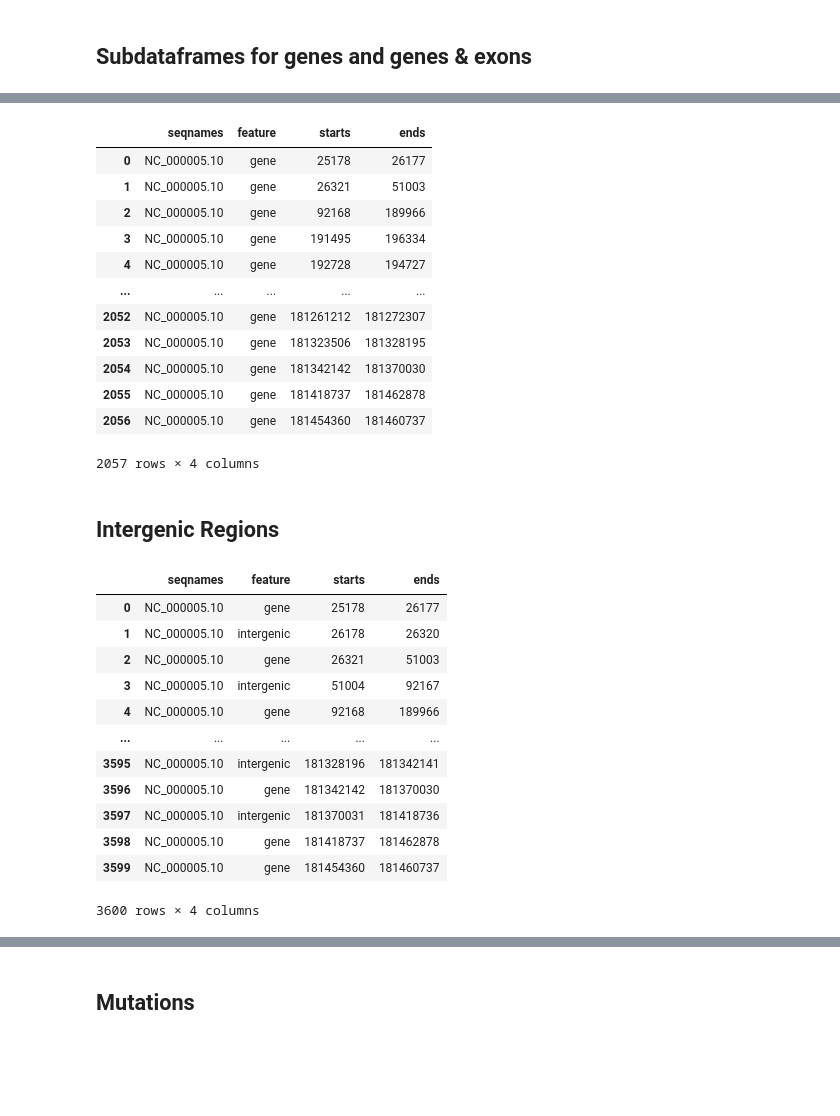
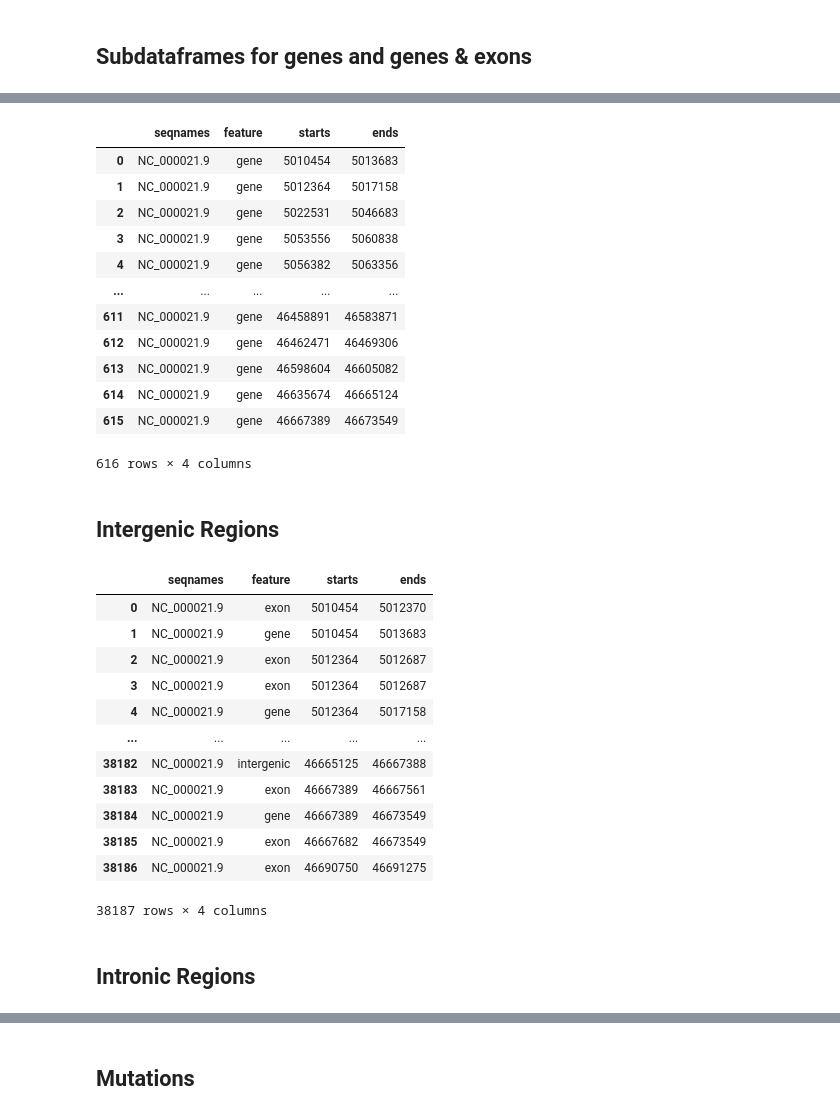
Before and after one commit to JoseSanchezVillicana/Mutations-mapping-to-Genomic-Regions, a Jupyter notebook: bin/mapping.ipynb, the cells around one changed output, grey strips where cells are left out. Drawn from its saved outputs; the diff is of its cells as text; code cells hidden in the pictures; blank space fills up the shorter version.

```diff
--- a/bin/mapping.ipynb
+++ b/bin/mapping.ipynb
@@ -97,10 +125,12 @@ def get_intergenic_regions(genes_df: pd.DataFrame) -> pd.DataFrame:
 ## Reading GFF
 # %%
 # Ruta al archivo GTF
-archivo_gtf = "./../data/trimmed_chr5.gff"
+# archivo_gtf = "./../data/trimmed_chr5.gff"
+archivo_gtf = "./../data/GRCH38.p14_trimmed.gff"
 
 # Cargar el archivo GTF en un DataFrame de pandas
 gtf_df = load_gff(archivo_gtf)
+gtf_df = gtf_df[gtf_df["seqnames"] == 'NC_000021.9']
 gtf_df
 # %% [output]
 |  | seqnames | feature | starts | ends |
@@ -119,2 +149,9 @@ gtf_df
 # %% [markdown]
 ## Subdataframes for genes and genes & exons
+# %%
+# Filtrar por los genes (feature == "gene")
+coding_df = gtf_df[(gtf_df["feature"] == "gene") | (gtf_df['feature'] == 'exon') | (gtf_df['feature'] == 'CDS')]
+
+# Ordenar por cromosoma y posicion de inicio para facilitar el calculo
+coding_df = coding_df.sort_values(by=["starts", 'ends']).reset_index(drop= True)
+coding_df
@@ -127,35 +178,37 @@ genes_df = genes_df.sort_values(by=["starts", 'ends']).reset_index(drop= True)
 genes_df
 # %% [output]
 |  | seqnames | feature | starts | ends |
-| 0 | NC_000005.10 | gene | 25178 | 26177 |
-| 1 | NC_000005.10 | gene | 26321 | 51003 |
-| 2 | NC_000005.10 | gene | 92168 | 189966 |
-| 3 | NC_000005.10 | gene | 191495 | 196334 |
-| 4 | NC_000005.10 | gene | 192728 | 194727 |
+| 0 | NC_000021.9 | gene | 5010454 | 5013683 |
+| 1 | NC_000021.9 | gene | 5012364 | 5017158 |
+| 2 | NC_000021.9 | gene | 5022531 | 5046683 |
+| 3 | NC_000021.9 | gene | 5053556 | 5060838 |
+| 4 | NC_000021.9 | gene | 5056382 | 5063356 |
 | ... | ... | ... | ... | ... |
-| 2052 | NC_000005.10 | gene | 181261212 | 181272307 |
-| 2053 | NC_000005.10 | gene | 181323506 | 181328195 |
-| 2054 | NC_000005.10 | gene | 181342142 | 181370030 |
-| 2055 | NC_000005.10 | gene | 181418737 | 181462878 |
-| 2056 | NC_000005.10 | gene | 181454360 | 181460737 |
+| 611 | NC_000021.9 | gene | 46458891 | 46583871 |
+| 612 | NC_000021.9 | gene | 46462471 | 46469306 |
+| 613 | NC_000021.9 | gene | 46598604 | 46605082 |
+| 614 | NC_000021.9 | gene | 46635674 | 46665124 |
+| 615 | NC_000021.9 | gene | 46667389 | 46673549 |
-2057 rows × 4 columns
+616 rows × 4 columns
 # %% [markdown]
 ## Intergenic Regions
 # %%
 intergenic_regions = get_intergenic_regions(genes_df= genes_df)
-concatenated_df = pd.concat([genes_df, intergenic_regions], ignore_index=True).sort_values(by=["starts", 'ends']).reset_index(drop= True)
-concatenated_df
+temp_conca = pd.concat([coding_df, intergenic_regions], ignore_index=True).sort_values(by=["starts"]).reset_index(drop= True)
+temp_conca
 # %% [output]
 |  | seqnames | feature | starts | ends |
-| 0 | NC_000005.10 | gene | 25178 | 26177 |
-| 1 | NC_000005.10 | intergenic | 26178 | 26320 |
-| 2 | NC_000005.10 | gene | 26321 | 51003 |
-| 3 | NC_000005.10 | intergenic | 51004 | 92167 |
-| 4 | NC_000005.10 | gene | 92168 | 189966 |
+| 0 | NC_000021.9 | exon | 5010454 | 5012370 |
+| 1 | NC_000021.9 | gene | 5010454 | 5013683 |
+| 2 | NC_000021.9 | exon | 5012364 | 5012687 |
+| 3 | NC_000021.9 | exon | 5012364 | 5012687 |
+| 4 | NC_000021.9 | gene | 5012364 | 5017158 |
 | ... | ... | ... | ... | ... |
-| 3595 | NC_000005.10 | intergenic | 181328196 | 181342141 |
-| 3596 | NC_000005.10 | gene | 181342142 | 181370030 |
-| 3597 | NC_000005.10 | intergenic | 181370031 | 181418736 |
-| 3598 | NC_000005.10 | gene | 181418737 | 181462878 |
-| 3599 | NC_000005.10 | gene | 181454360 | 181460737 |
+| 38182 | NC_000021.9 | intergenic | 46665125 | 46667388 |
+| 38183 | NC_000021.9 | exon | 46667389 | 46667561 |
+| 38184 | NC_000021.9 | gene | 46667389 | 46673549 |
+| 38185 | NC_000021.9 | exon | 46667682 | 46673549 |
+| 38186 | NC_000021.9 | exon | 46690750 | 46691275 |
-3600 rows × 4 columns
+38187 rows × 4 columns
+# %% [markdown]
+## Intronic Regions
```
Also changed, not shown: parts of 9 cells of this notebook, 1 other file.
